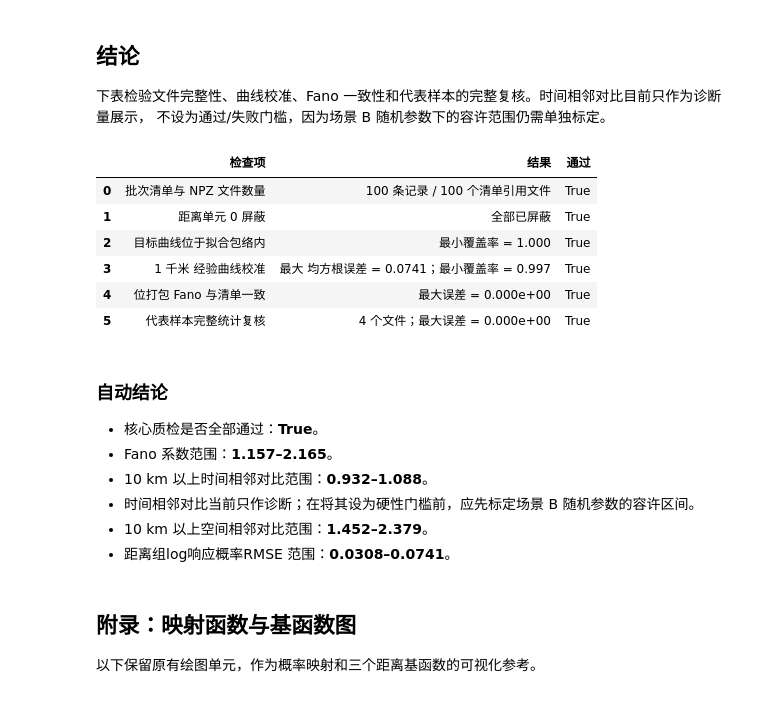
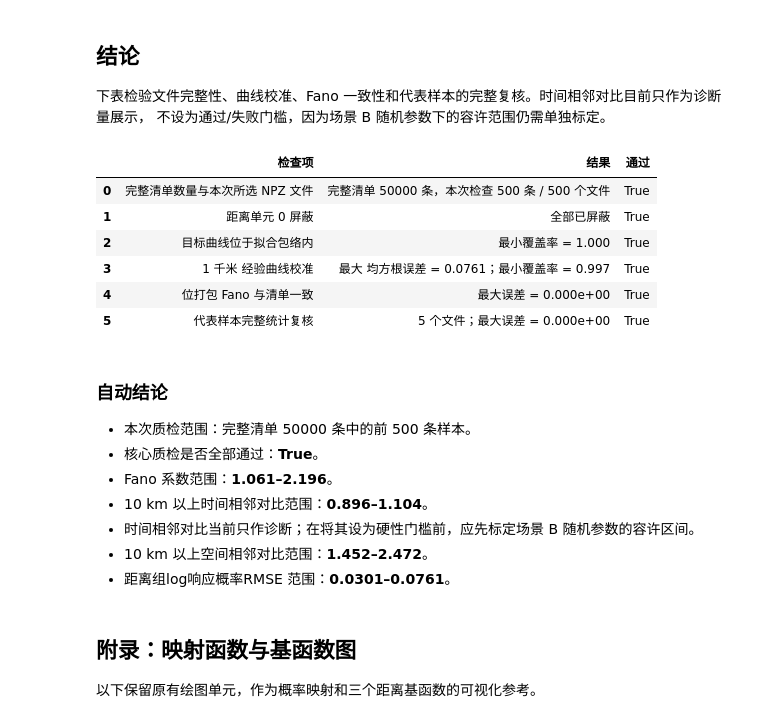
Before and after one commit to wxc971231/LineTracker, a Jupyter notebook: data/synthetic/check_background.ipynb, the cells around one changed output. Drawn from its saved outputs; the diff is of its cells as text; code cells hidden in the pictures.

```diff
--- a/data/synthetic/check_background.ipynb
+++ b/data/synthetic/check_background.ipynb
@@ -105,13 +124,25 @@ plt.rcParams.update({
 
 清单是本批次的文件索引；拟合模型只用于提供 1 千米概率包络，以及 Fano 系数和空间相邻对比的参考范围。
 # %%
+# 最多检查前多少条样本；设为 None 检查全部样本。
+CHECK_SAMPLE_MAX = 500
+if CHECK_SAMPLE_MAX is not None and (
+    isinstance(CHECK_SAMPLE_MAX, bool)
+    or not isinstance(CHECK_SAMPLE_MAX, int)
+    or CHECK_SAMPLE_MAX <= 0
+):
+    raise ValueError("CHECK_SAMPLE_MAX 必须为正整数或 None")
+
 # 检查批次清单和清单引用的拟合模型是否存在。
 if not MANIFEST_PATH.is_file():
     raise FileNotFoundError(f"未找到批次清单：{MANIFEST_PATH}")
 
 # 读取清单记录，并按清单路径加载拟合模型。
 manifest = json.loads(MANIFEST_PATH.read_text(encoding="utf-8"))
-records = manifest["records"]
+manifest_record_count = len(manifest["records"])
+if manifest_record_count != manifest["samples"]:
+    raise ValueError("清单标注的样本数与实际记录数不一致")
+records = manifest["records"][:CHECK_SAMPLE_MAX]
 sample_paths = [sample_data_path(record) for record in records]
 model_path = Path(manifest["model"])
 if not model_path.is_file():
@@ -120,17 +151,18 @@ model = load_model(model_path)
 
 # 展示批次的基本组成，便于人工确认质检对象。
 display(pd.DataFrame([{
-    "清单记录数": len(records),
+    "清单记录数": manifest_record_count,
+    "本次检查样本数": len(records),
     "清单标注样本数": manifest["samples"],
     "每个样本的帧数": manifest["frames_per_sample"],
     "是否随机抽取旋钮": manifest["random_knobs"],
     "拟合模型路径": str(model_path),
-    "是否含移动目标": "target_config" in manifest,
+    "是否含移动目标": manifest.get("target_config", {}).get(
+        "enabled", manifest.get("target_config", {}).get("max_injection_probability", 0) > 0
+    ),
 }]))
 
 # 清单数量与随机场景类型不符合预期时立即停止，避免误检其他批次。
-if len(records) != manifest["samples"]:
-    raise ValueError("清单标注的样本数与实际记录数不一致")
 if not all(path.is_file() for path in sample_paths):
     missing = [str(path) for path in sample_paths if not path.is_file()]
     raise FileNotFoundError(f"清单引用的数据文件不存在：{missing[:3]}")
@@ -513,9 +546,9 @@ plt.show()
 # 汇总结构、概率曲线、Fano 和完整复核等核心通过条件。
 checks = pd.DataFrame([
     {
-        "检查项": "批次清单与 NPZ 文件数量",
-        "结果": f"{len(batch)} 条记录 / {len(sample_paths)} 个清单引用文件",
-        "通过": len(batch) == manifest["samples"] == len(sample_paths) and all(path.is_file() for path in sample_paths),
+        "检查项": "完整清单数量与本次所选 NPZ 文件",
+        "结果": f"完整清单 {manifest_record_count} 条，本次检查 {len(batch)} 条 / {len(sample_paths)} 个文件",
+        "通过": manifest_record_count == manifest["samples"] and len(batch) == len(records) == len(sample_paths) and all(path.is_file() for path in sample_paths),
     },
     {
         "检查项": "距离单元 0 屏蔽",
@@ -557,47 +590,49 @@ checks = pd.DataFrame([
             ]].to_numpy().max() < 1e-12
         ),
     },
 ])
 display(checks)
 
 # 基于核心通过条件生成结论；时间相邻对比保留为单独诊断，不混入布尔验收。
 all_pass = bool(checks["通过"].all())
 verdict_lines = [
     "### 自动结论",
     "",
+    f"- 本次质检范围：完整清单 {manifest_record_count} 条中的前 {len(records)} 条样本。",
     f"- 核心质检是否全部通过：**{all_pass}**。",
     f"- Fano 系数范围：**{batch['Fano（重算）'].min():.3f}–{batch['Fano（重算）'].max():.3f}**。",
     (
         "- 10 km 以上时间相邻对比范围："
         f"**{batch['时间相邻对比（清单）'].min():.3f}–{batch['时间相邻对比（清单）'].max():.3f}**。"
     ),
     "- 时间相邻对比当前只作诊断；在将其设为硬性门槛前，应先标定场景 B 随机参数的容许区间。",
     (
         "- 10 km 以上空间相邻对比范围："
         f"**{batch['空间相邻对比（清单）'].min():.3f}–{batch['空间相邻对比（清单）'].max():.3f}**。"
     ),
     (
         "- 距离组log响应概率RMSE 范围："
         f"**{batch['距离组log响应概率RMSE'].min():.4f}–{batch['距离组log响应概率RMSE'].max():.4f}**。"
     ),
 ]
 display(Markdown(chr(10).join(verdict_lines)))
 # %% [output]
 |  | 检查项 | 结果 | 通过 |
-| 0 | 批次清单与 NPZ 文件数量 | 100 条记录 / 100 个清单引用文件 | True |
+| 0 | 完整清单数量与本次所选 NPZ 文件 | 完整清单 50000 条，本次检查 500 条 / 500 个文件 | True |
 | 1 | 距离单元 0 屏蔽 | 全部已屏蔽 | True |
 | 2 | 目标曲线位于拟合包络内 | 最小覆盖率 = 1.000 | True |
-| 3 | 1 千米 经验曲线校准 | 最大 均方根误差 = 0.0741；最小覆盖率 = 0.997 | True |
+| 3 | 1 千米 经验曲线校准 | 最大 均方根误差 = 0.0761；最小覆盖率 = 0.997 | True |
 | 4 | 位打包 Fano 与清单一致 | 最大误差 = 0.000e+00 | True |
-| 5 | 代表样本完整统计复核 | 4 个文件；最大误差 = 0.000e+00 | True |
+| 5 | 代表样本完整统计复核 | 5 个文件；最大误差 = 0.000e+00 | True |
 ### 自动结论
 
+- 本次质检范围：完整清单 50000 条中的前 500 条样本。
 - 核心质检是否全部通过：**True**。
-- Fano 系数范围：**1.157–2.165**。
-- 10 km 以上时间相邻对比范围：**0.932–1.088**。
+- Fano 系数范围：**1.061–2.196**。
+- 10 km 以上时间相邻对比范围：**0.896–1.104**。
 - 时间相邻对比当前只作诊断；在将其设为硬性门槛前，应先标定场景 B 随机参数的容许区间。
-- 10 km 以上空间相邻对比范围：**1.452–2.379**。
-- 距离组log响应概率RMSE 范围：**0.0308–0.0741**。
+- 10 km 以上空间相邻对比范围：**1.452–2.472**。
+- 距离组log响应概率RMSE 范围：**0.0301–0.0761**。
 # %% [markdown]
 ## 附录：映射函数与基函数图
 
```
Also changed, not shown: parts of 6 cells of this notebook, 11 other files.
